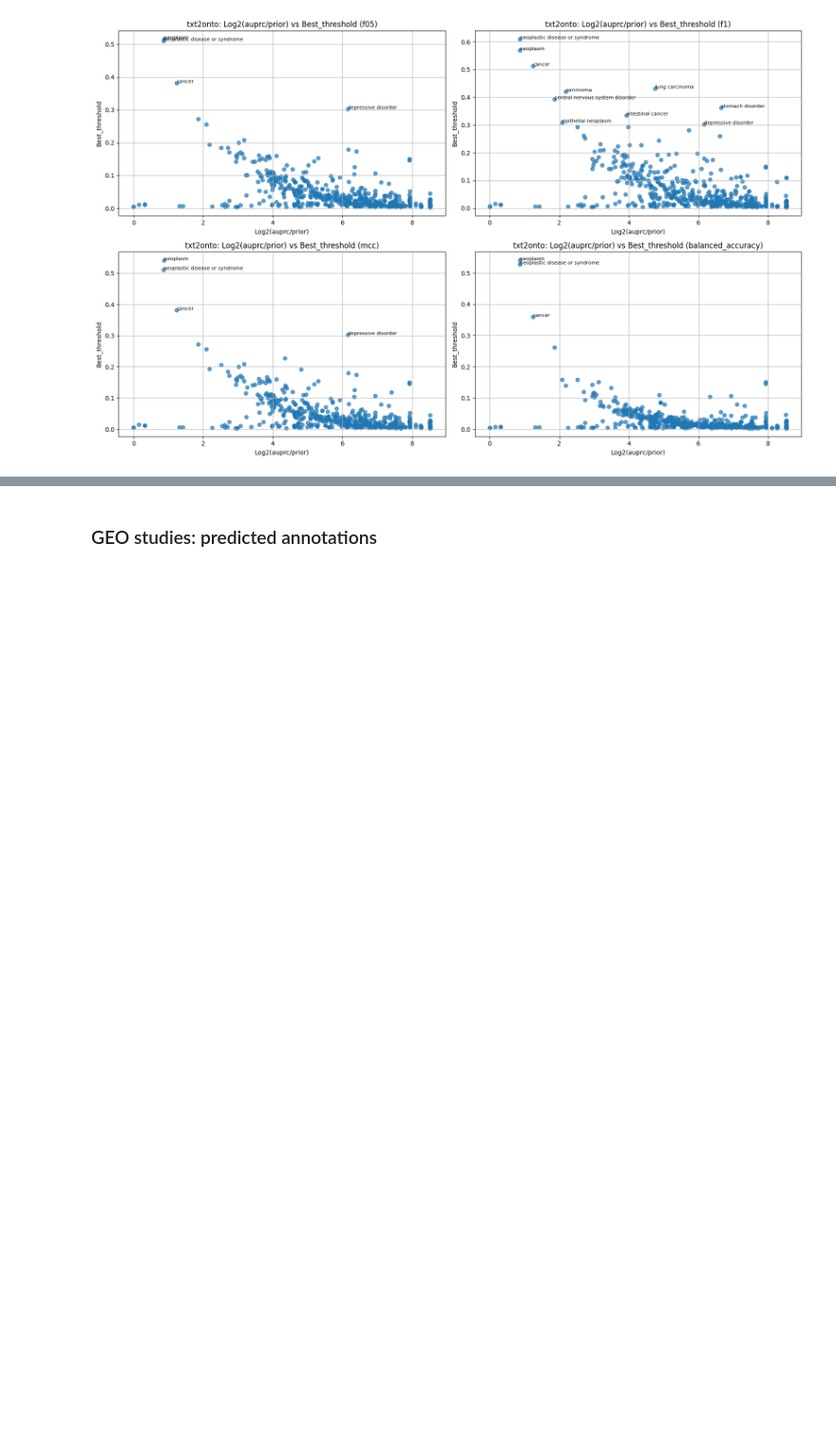
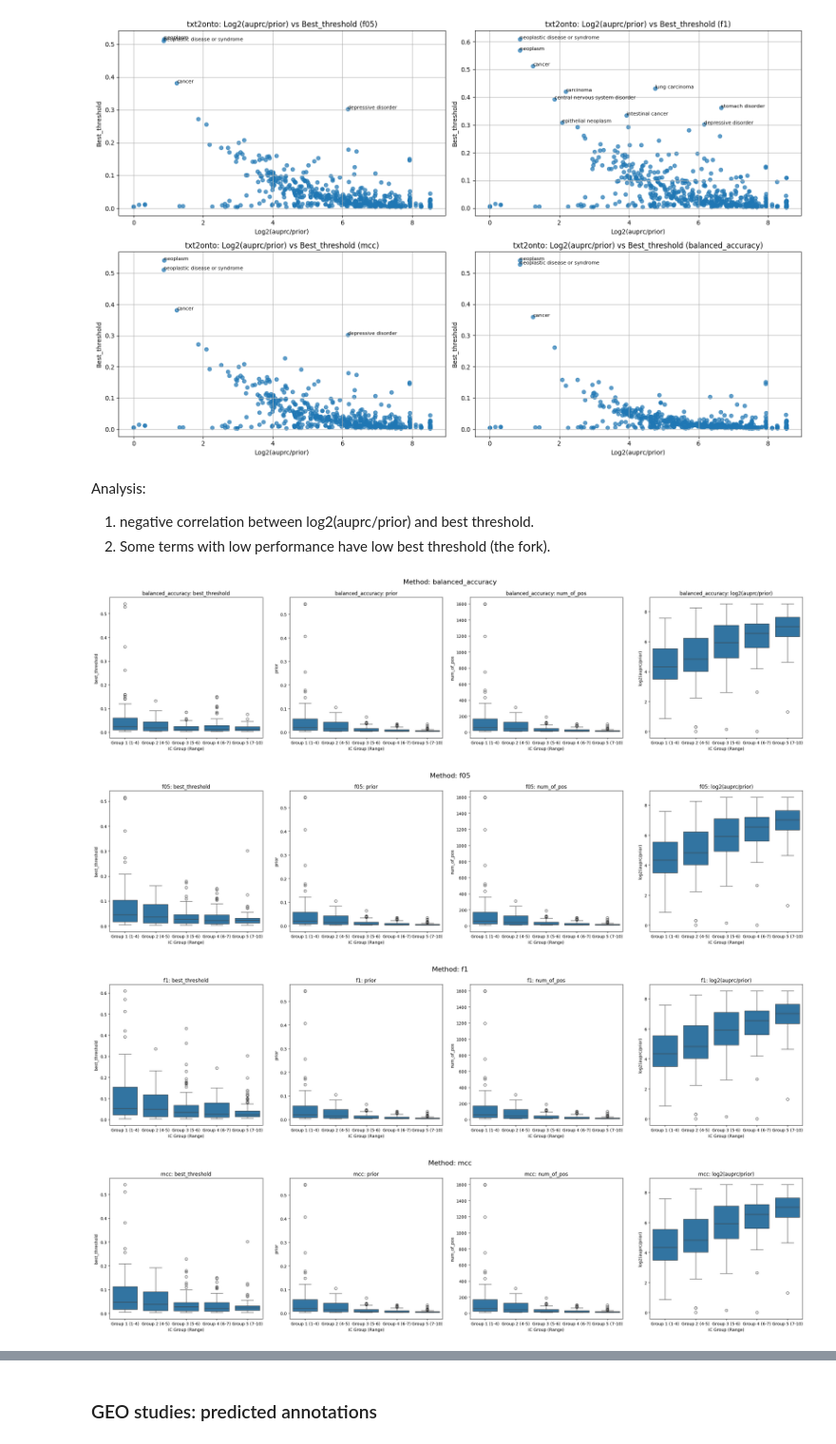
Before and after one commit to phicks22/txt2onto_prediction_workflow, a Jupyter notebook: notebook/2025-11-17__all_geo_study_description_txt2onto_predicted_annotation_analysis.ipynb, the cells around one changed output, grey strips where cells are left out. Shown at 95% size. Cells and saved outputs as stored; diff of their text form; code cells hidden in the pictures; blank space fills up the shorter version.

```diff
--- a/notebook/2025-11-17__all_geo_study_description_txt2onto_predicted_annotation_analysis.ipynb
+++ b/notebook/2025-11-17__all_geo_study_description_txt2onto_predicted_annotation_analysis.ipynb
@@ -434,3 +485,49 @@ plt.tight_layout()
 plt.show()
 # %% [output]
 [figure]
+# %% [markdown]
+Analysis:
+
+1. negative correlation between log2(auprc/prior) and best threshold.
+2. Some terms with low performance have low best threshold (the fork).
+# %%
+# Information Content vs others: boxplot
+import pandas as pd
+import seaborn as sns
+import matplotlib.pyplot as plt
+
+# Sort by IC and create 5 groups
+df = txt2onto_label_df.sort_values(by="ic")
+
+# Create IC intervals and group labels
+intervals = pd.qcut(df["ic"], 5)  # Interval objects like (0.1, 0.5]
+group_labels = [f"Group {i+1}" for i in range(5)]
+
+# Assign both
+df["ic_interval"] = intervals
+df["ic_group_label"] = pd.qcut(df["ic"], 5, labels=group_labels)
+
+# Combine into one string: "Group 1 (1-4)"
+df["ic_group"] = df.apply(lambda row: f"{row['ic_group_label']} ({int(row['ic_interval'].left)}-{int(row['ic_interval'].right)})", axis=1)
+
+methods = sorted(df["method"].unique())
+metrics = ["best_threshold", "prior", "num_of_pos", "log2(auprc/prior)"]
+
+for method in methods:
+    method_df = df[df["method"] == method]
+    fig, axes = plt.subplots(1, 4, figsize=(24, 6), sharex=True)
+
+    for ax, metric in zip(axes, metrics):
+        sns.boxplot(data=method_df, x="ic_group", y=metric, ax=ax)
+        ax.set_title(f"{method}: {metric}")
+        ax.set_xlabel("IC Group (Range)")
+        ax.set_ylabel(metric)
+
+    plt.suptitle(f"Method: {method}", fontsize=16)
+    plt.tight_layout()
+    plt.show()
+# %% [output]
+[figure, added]
+[figure, added]
+[figure, added]
+[figure, added]
```
Also changed, not shown: parts of 8 cells of this notebook.
